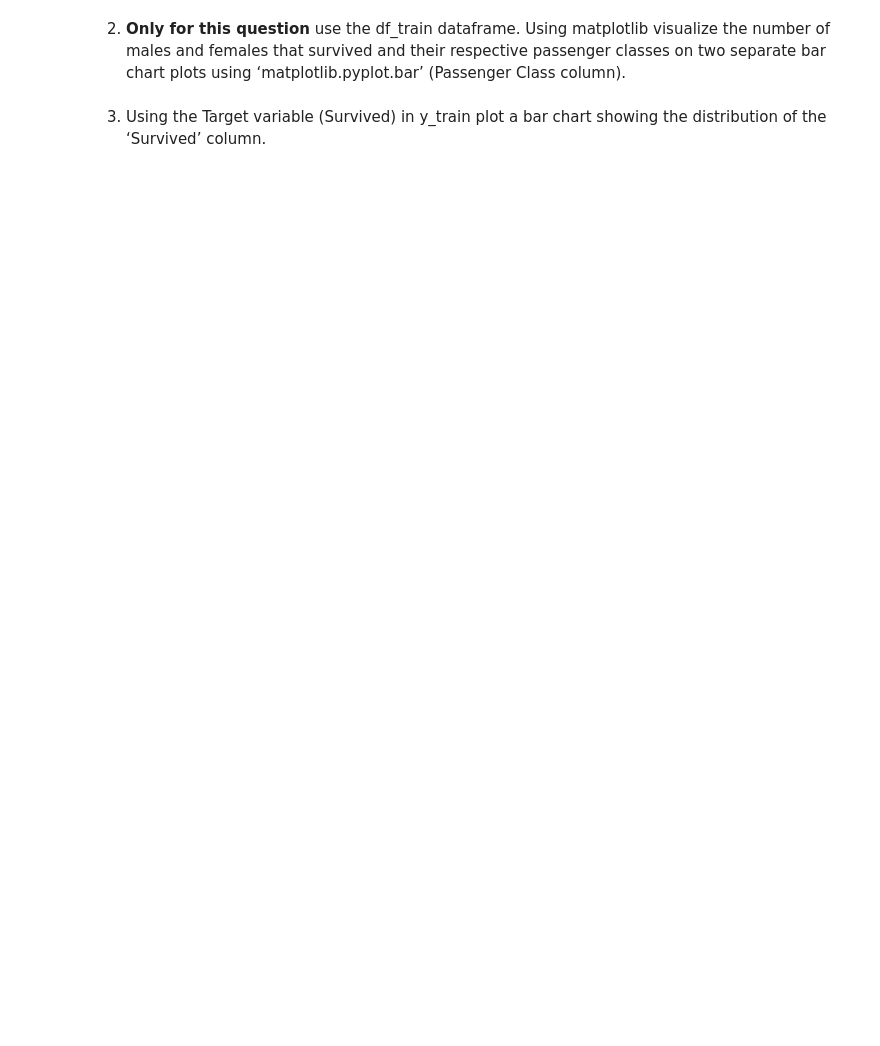
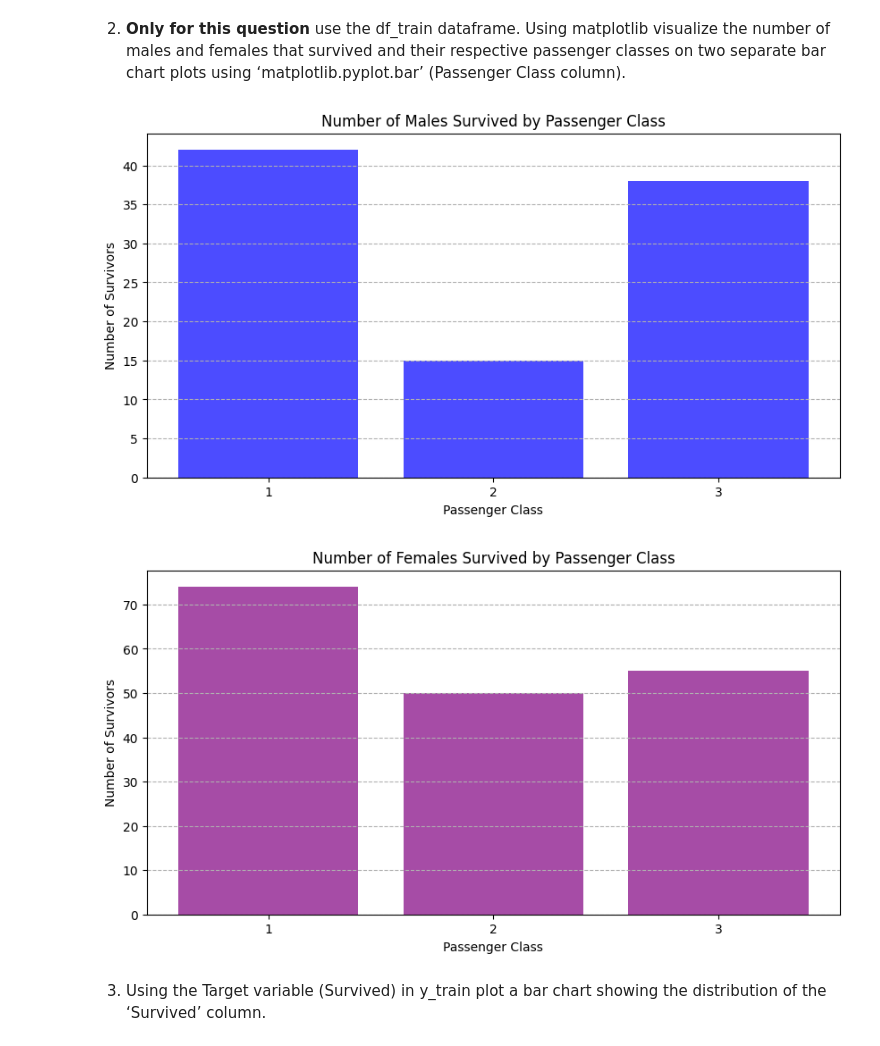
Before and after one commit to TRIPLE-A332/Stevens_IT-MS_in_CS, a Jupyter notebook: FALL_24/CS556_Mathematical_ML/HW/hw3/Q2/Q2.ipynb, the cells around one changed output. Saved outputs shown, nothing was run; the diff lists cells and outputs as text; code cells hidden in the pictures; blank space fills up the shorter version.

```diff
--- a/FALL_24/CS556_Mathematical_ML/HW/hw3/Q2/Q2.ipynb
+++ b/FALL_24/CS556_Mathematical_ML/HW/hw3/Q2/Q2.ipynb
@@ -66,4 +147,31 @@ Use the ‘dropna()’ function to drop any remaining rows that consist of NA va
 # %% [markdown]
 2. **Only for this question** use the df_train dataframe. Using matplotlib visualize the number of males and females that survived and their respective passenger classes on two separate bar chart plots using ‘matplotlib.pyplot.bar’ (Passenger Class column).
+# %%
+# Filter df_train for male and female passengers who survived
+males_survived = df_train[df_train['Sex'] == 'male'].groupby('Pclass')['Survived'].sum()
+females_survived = df_train[df_train['Sex'] == 'female'].groupby('Pclass')['Survived'].sum()
+
+# Bar chart for males who survived
+plt.figure(figsize=(10, 5))
+plt.bar(males_survived.index, males_survived.values, color='blue', alpha=0.7)
+plt.title('Number of Males Survived by Passenger Class')
+plt.xlabel('Passenger Class')
+plt.ylabel('Number of Survivors')
+plt.xticks(males_survived.index)
+plt.grid(axis='y', linestyle='--')
+plt.show()
+
+# Bar chart for females who survived
+plt.figure(figsize=(10, 5))
+plt.bar(females_survived.index, females_survived.values, color='purple', alpha=0.7)
+plt.title('Number of Females Survived by Passenger Class')
+plt.xlabel('Passenger Class')
+plt.ylabel('Number of Survivors')
+plt.xticks(females_survived.index)
+plt.grid(axis='y', linestyle='--')
+plt.show()
+# %% [output]
+[figure, added]
+[figure, added]
 # %% [markdown]
 3. Using the Target variable (Survived) in y_train plot a bar chart showing the distribution of the ‘Survived’ column.
```
Also changed, not shown: parts of 26 cells of this notebook, 4 other files.
